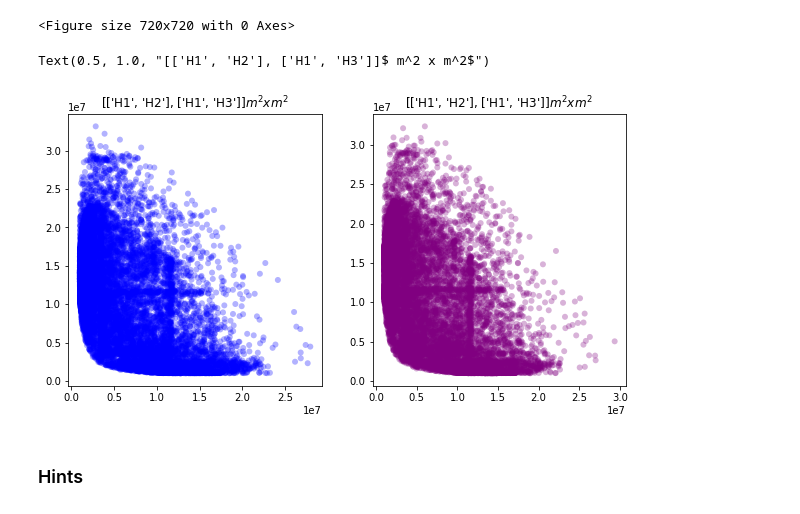
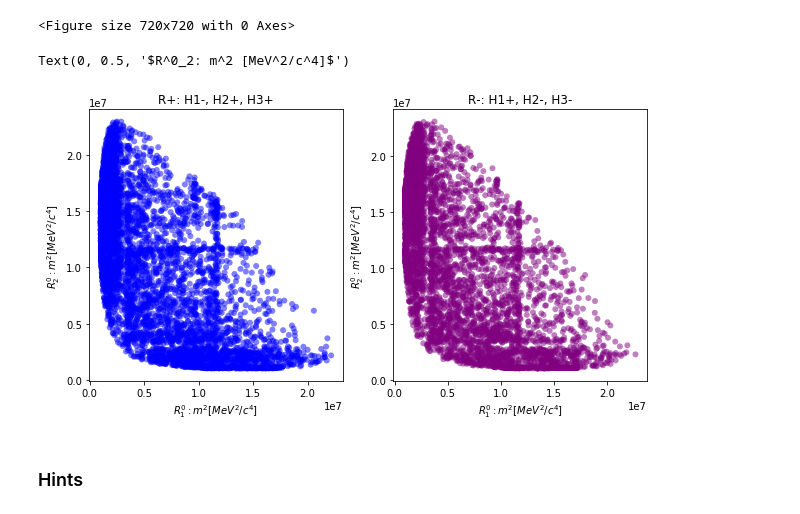
Before and after one commit to JTMalczewski/opendata-project-master, a Jupyter notebook: LHCb_Open_Data_Project.ipynb, the cells around one changed output. Saved outputs shown, nothing was run; the diff lists cells and outputs as text; code cells hidden in the pictures.

```diff
--- a/LHCb_Open_Data_Project.ipynb
+++ b/LHCb_Open_Data_Project.ipynb
@@ -386,4 +393,13 @@ B meson mass, additional cuts 5307.894626680955
 Experiment with the cuts and see the impact of harsher or more lenient cuts on the invariant mass plot.
 You should select a set of cuts which makes the signal most prominent with respect to the background.
 Once you have finalised the selection on particle identification also make cuts on the reconstructed particle mass to select the events in the B meson mass peak, removing the background events which lie at lower and higher invariant masses.
+# %%
+#Dołożyłem kawałek kodu, który wycina tło z naszej bazy danych
+
+
+B_mass_cut.drop(B_mass_cut[B_mass_cut.index.duplicated()].index,inplace=True)
+B_mass_cut = B_mass_cut.drop(B_mass_cut[B_mass_cut < 5200].index)
+B_mass_cut = B_mass_cut.drop(B_mass_cut[B_mass_cut > 5350].index)
+df2['B_mass_cut'] = B_mass_cut
+df2.dropna(axis = 0, inplace=True)
 # %%
@@ -565,14 +586,23 @@ for i in range(2):
 # %%
 plt.figure(figsize=(10,5))
 plt.subplot(1,2,1)
-plt.scatter(R_masses_true[0]**2,R_masses_true[1]**2, c='blue', alpha=0.3, edgecolors='none')
-plt.title(str(decay_H[0]) + '$ m^2 x m^2$')
+plt.scatter(R_masses_true[0]**2,R_masses_true[1]**2, c='blue', alpha=0.5, edgecolors='none')
+# plt.title(str(decay_H[0]) + '$ m^2 x m^2$')
+
+plt.title(R[0])
+plt.xlabel('$R^0_1: m^2 [MeV^2/c^4]$')
+plt.ylabel('$R^0_2: m^2 [MeV^2/c^4]$')
+
 plt.subplot(1,2,2)
-plt.scatter(R_masses_true[2]**2,R_masses_true[3]**2, c='purple', alpha=0.3, edgecolors='none')
-plt.title(str(decay_H[1]) + '$ m^2 x m^2$')
+plt.scatter(R_masses_true[2]**2,R_masses_true[3]**2, c='purple', alpha=0.5, edgecolors='none')
+# plt.title(str(decay_H[1]) + '$ m^2 x m^2$')
+
+plt.title(R[-1])
+plt.xlabel('$R^0_1: m^2 [MeV^2/c^4]$')
+plt.ylabel('$R^0_2: m^2 [MeV^2/c^4]$')
 # %% [output]
-Text(0.5, 1.0, "[['H1', 'H2'], ['H1', 'H3']]$ m^2 x m^2$")
+Text(0, 0.5, '$R^0_2: m^2 [MeV^2/c^4]$')
-[figure, old version]
+[figure, new version]
 # %%
 # plot the invariant mass for one of these combinations
 # %%
```
Also changed, not shown: parts of 18 cells of this notebook.
